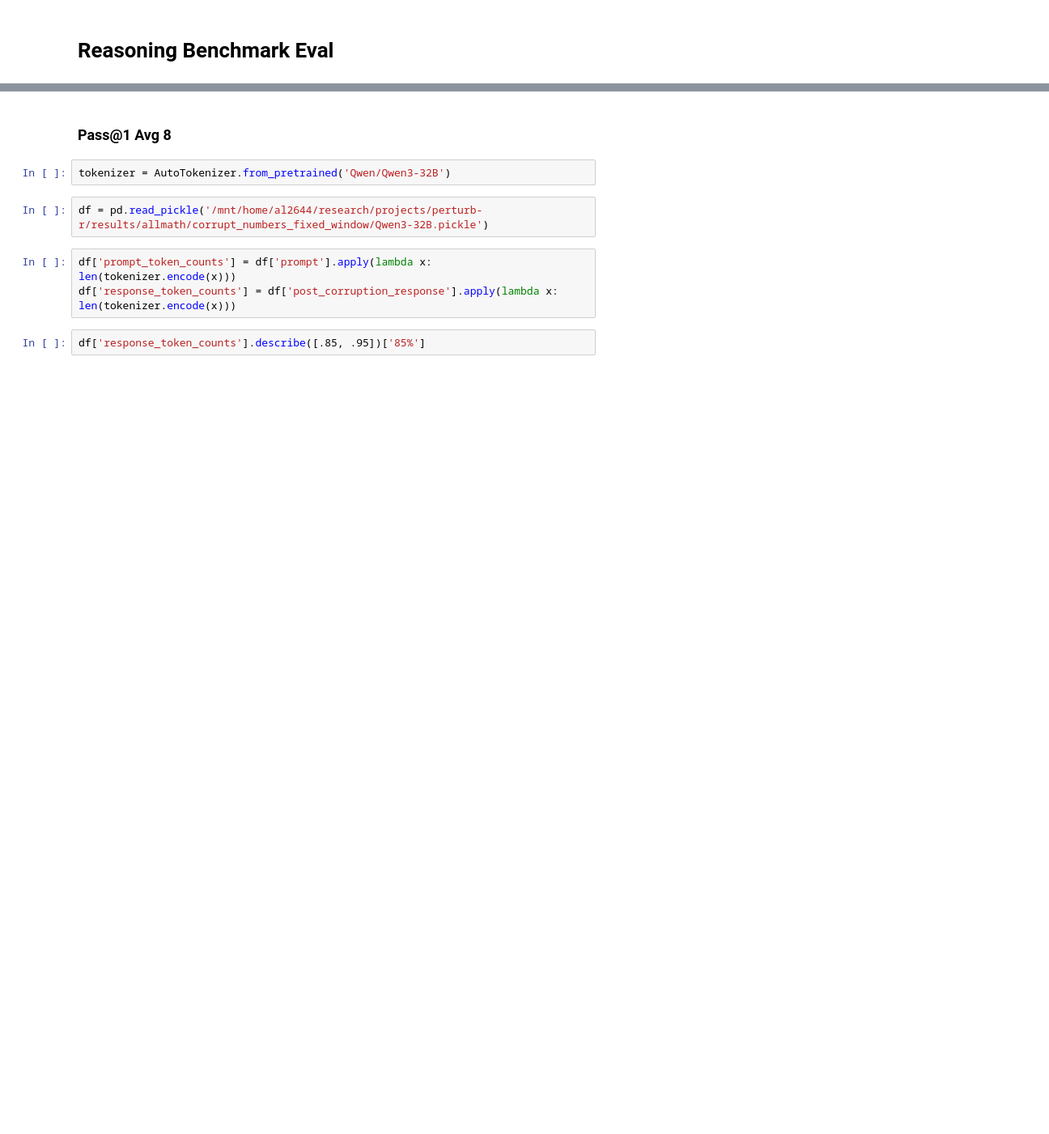
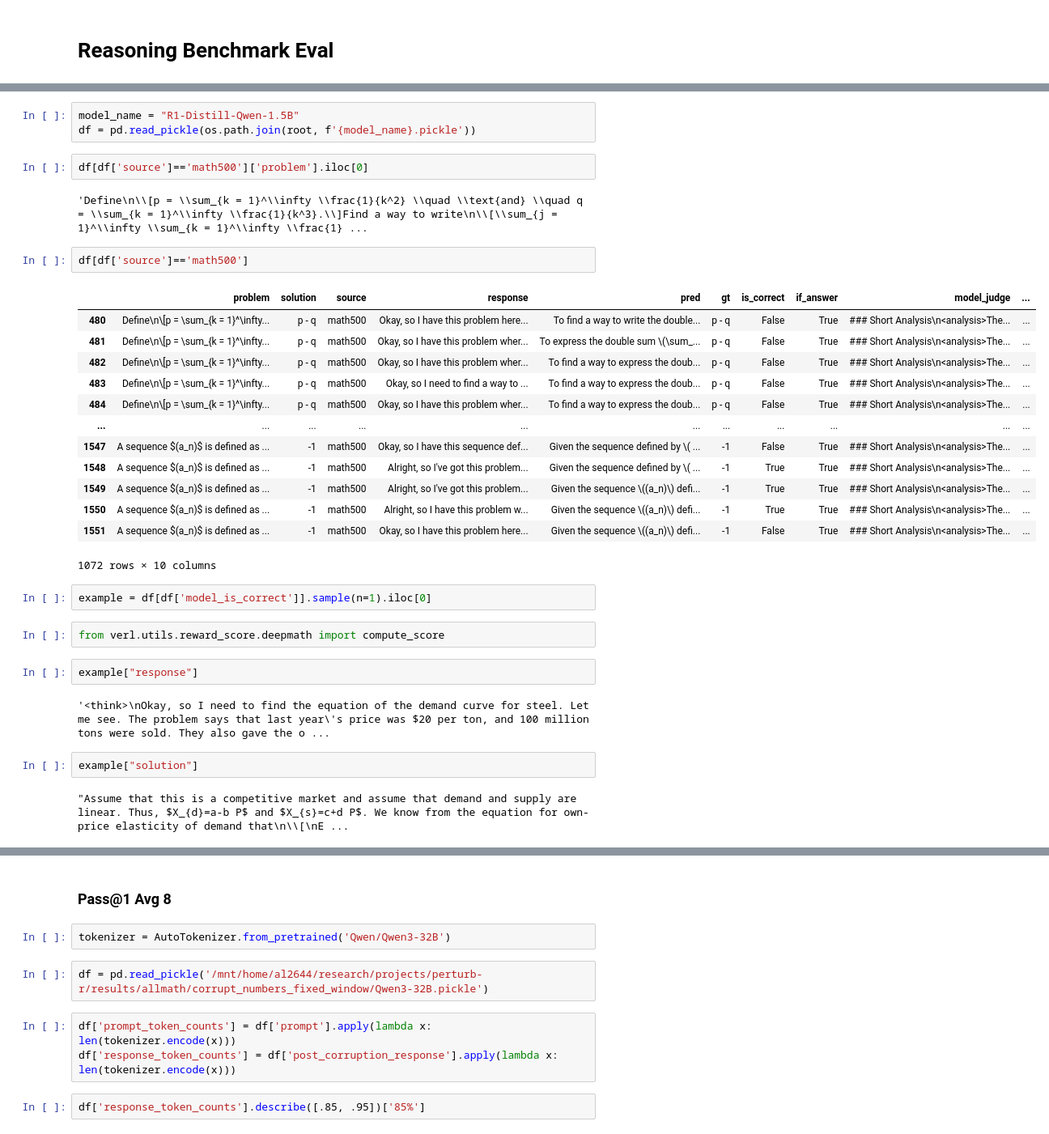
Before and after one commit to Aochong-Li/perturb-r, a Jupyter notebook: notebook/math/benchmark_eval.ipynb, the cells around one changed output, grey strips where cells are left out. Shown at 81% size. Cells and saved outputs as stored; diff of their text form; blank space fills up the shorter version.

```diff
--- a/notebook/math/benchmark_eval.ipynb
+++ b/notebook/math/benchmark_eval.ipynb
@@ -69,0 +129,35 @@ Accuracy: 0.6673819742489271
+# %%
+model_name = "R1-Distill-Qwen-1.5B"
+df = pd.read_pickle(os.path.join(root, f'{model_name}.pickle'))
+# %%
+df[df['source']=='math500']['problem'].iloc[0]
+# %% [output]
+'Define\n\\[p = \\sum_{k = 1}^\\infty \\frac{1}{k^2} \\quad \\text{and} \\quad q = \\sum_{k = 1}^\\infty \\frac{1}{k^3}.\\]Find a way to write\n\\[\\sum_{j = 1}^\\infty \\sum_{k = 1}^\\infty \\frac{1} ...
+# %%
+df[df['source']=='math500']
+# %% [output]
+|  | problem | solution | source | response | pred | gt | is_correct | if_answer | model_judge | ... |
+| 480 | Define\n\[p = \sum_{k = 1}^\infty... | p - q | math500 | Okay, so I have this problem here... | To find a way to write the double... | p - q | False | True | ### Short Analysis\n<analysis>The... | ... |
+| 481 | Define\n\[p = \sum_{k = 1}^\infty... | p - q | math500 | Okay, so I have this problem wher... | To express the double sum \(\sum_... | p - q | False | True | ### Short Analysis\n<analysis>The... | ... |
+| 482 | Define\n\[p = \sum_{k = 1}^\infty... | p - q | math500 | Okay, so I have this problem wher... | To find a way to express the doub... | p - q | False | True | ### Short Analysis\n<analysis>The... | ... |
+| 483 | Define\n\[p = \sum_{k = 1}^\infty... | p - q | math500 | Okay, so I need to find a way to ... | To find a way to express the doub... | p - q | False | True | ### Short Analysis\n<analysis>The... | ... |
+| 484 | Define\n\[p = \sum_{k = 1}^\infty... | p - q | math500 | Okay, so I have this problem wher... | To find a way to express the doub... | p - q | False | True | ### Short Analysis\n<analysis>The... | ... |
+| ... | ... | ... | ... | ... | ... | ... | ... | ... | ... | ... |
+| 1547 | A sequence $(a_n)$ is defined as ... | -1 | math500 | Okay, so I have this sequence def... | Given the sequence defined by \( ... | -1 | False | True | ### Short Analysis\n<analysis>The... | ... |
+| 1548 | A sequence $(a_n)$ is defined as ... | -1 | math500 | Alright, so I've got this problem... | Given the sequence defined by \( ... | -1 | True | True | ### Short Analysis\n<analysis>The... | ... |
+| 1549 | A sequence $(a_n)$ is defined as ... | -1 | math500 | Alright, so I've got this problem... | Given the sequence \((a_n)\) defi... | -1 | True | True | ### Short Analysis\n<analysis>The... | ... |
+| 1550 | A sequence $(a_n)$ is defined as ... | -1 | math500 | Alright, so I have this problem w... | Given the sequence \((a_n)\) defi... | -1 | True | True | ### Short Analysis\n<analysis>The... | ... |
+| 1551 | A sequence $(a_n)$ is defined as ... | -1 | math500 | Okay, so I have this problem here... | Given the sequence \((a_n)\) defi... | -1 | False | True | ### Short Analysis\n<analysis>The... | ... |
+1072 rows × 10 columns
+# %%
+example = df[df['model_is_correct']].sample(n=1).iloc[0]
+# %%
+from verl.utils.reward_score.deepmath import compute_score
+# %%
+example["response"]
+# %% [output]
+'<think>\nOkay, so I need to find the equation of the demand curve for steel. Let me see. The problem says that last year\'s price was $20 per ton, and 100 million tons were sold. They also gave the o ...
+# %%
+example["solution"]
+# %% [output]
+"Assume that this is a competitive market and assume that demand and supply are linear. Thus, $X_{d}=a-b P$ and $X_{s}=c+d P$. We know from the equation for own-price elasticity of demand that\n\\[\nE ...
```
Also changed, not shown: parts of 56 cells of this notebook, 22 other files.
